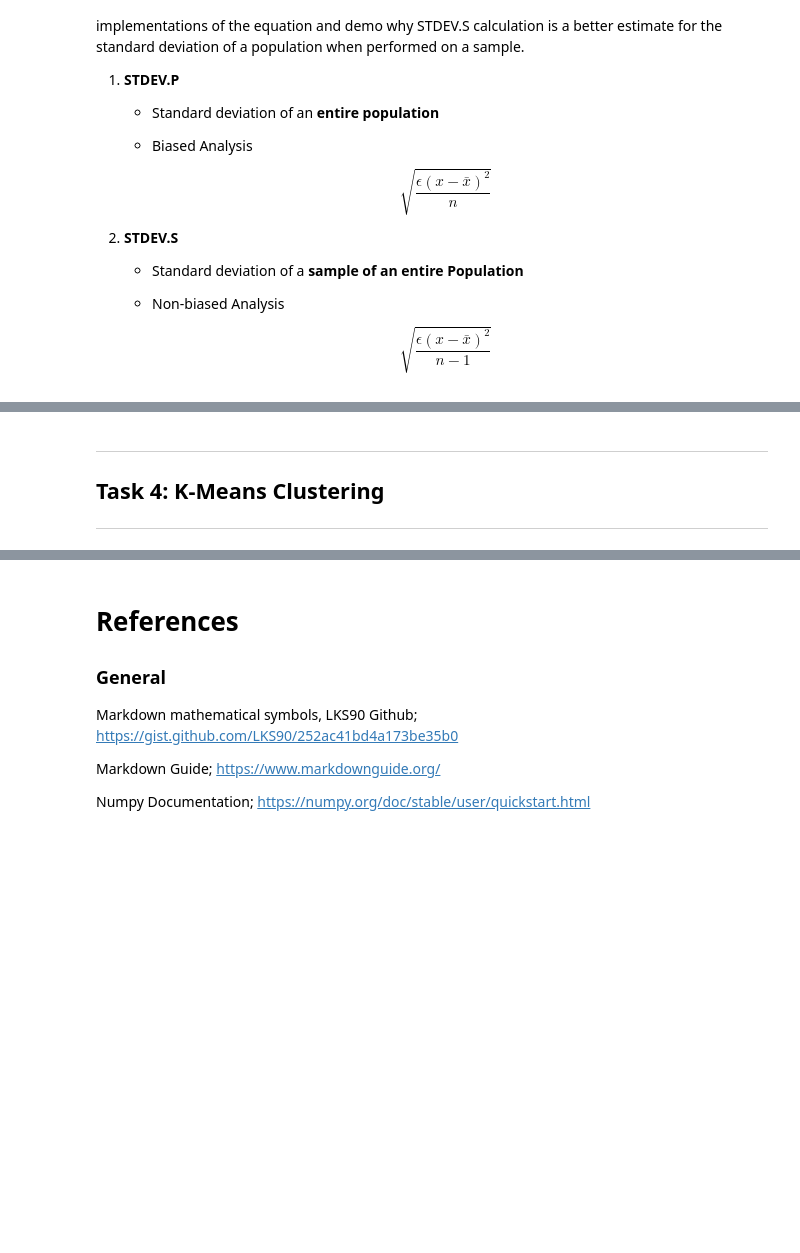
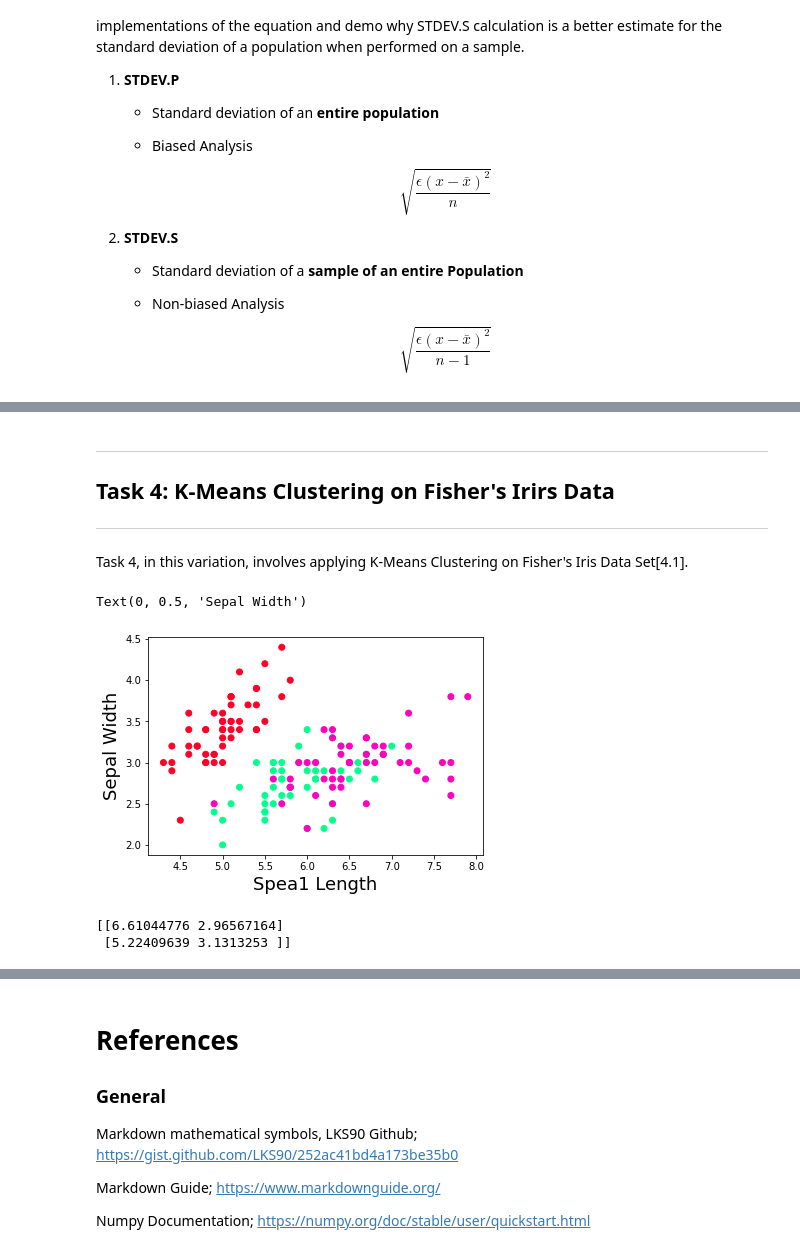
Before and after one commit to DarraghLally/Emerging-Tech-Assesments, a Jupyter notebook: Emerging_Technology_Tasks.ipynb, the cells around one changed output, grey strips where cells are left out. Cells and saved outputs as stored; diff of their text form; code cells hidden in the pictures; blank space fills up the shorter version.

Commit message:
KMeans of Fishers Iris Dataset

```diff
--- a/Emerging_Technology_Tasks.ipynb
+++ b/Emerging_Technology_Tasks.ipynb
@@ -330,6 +383,8 @@ Formatting https://mkaz.blog/code/python-string-format-cookbook/
 # %% [markdown]
 ***
 
-## Task 4: K-Means Clustering
+## Task 4: K-Means Clustering on Fisher's Irirs Data
 
 ***
+# %% [markdown]
+Task 4, in this variation, involves applying K-Means Clustering on Fisher's Iris Data Set[4.1].
@@ -335,0 +397,16 @@ Formatting https://mkaz.blog/code/python-string-format-cookbook/
+# %%
+# Dataset
+#data = pd.read_csv("iris.csv")
+iris = datasets.load_iris()
+# %%
+# Define target and predictor
+X = iris.data[:, :2]
+y = iris.target
+# %%
+# Create Scatter Plot
+plt.scatter(X[:,0], X[:,1], c=y, cmap='gist_rainbow')
+plt.xlabel('Spea1 Length', fontsize=18)
+plt.ylabel('Sepal Width', fontsize=18)
+# %% [output]
+Text(0, 0.5, 'Sepal Width')
+[figure, added]
@@ -335,0 +416,7 @@ Formatting https://mkaz.blog/code/python-string-format-cookbook/
+# %%
+# Get the cluster centers
+centers = mykmeans.cluster_centers_
+print(centers)
+# %% [output]
+[[6.61044776 2.96567164]
+ [5.22409639 3.1313253 ]]
```
Also changed, not shown: parts of 9 cells of this notebook, 1 other file.
